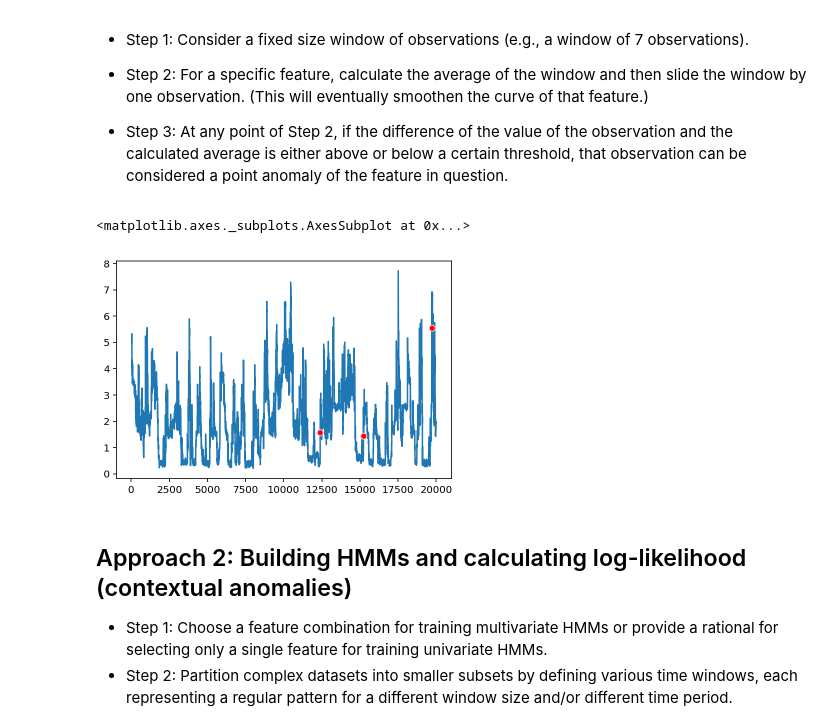
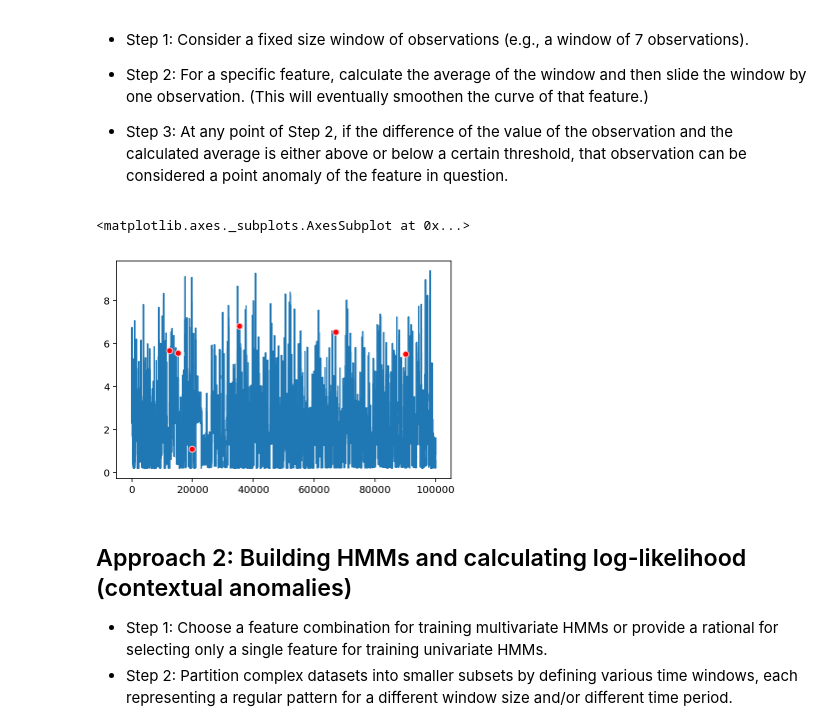
Before and after one commit to falhumai96/anomoly-detection, a Jupyter notebook: AnomalyDetection.ipynb, the cells around one changed output. Drawn from its saved outputs; the diff is of its cells as text; code cells hidden in the pictures.

```diff
--- a/AnomalyDetection.ipynb
+++ b/AnomalyDetection.ipynb
@@ -118,36 +118,38 @@ pd.set_option('display.float_format', lambda x: '%.3f' % x)
 # Step 1: Set window size
 part2data = data_sets["train"]
 feature_name = 'Global_active_power'
 start_row = 0
-end_row   = 20000
+end_row   = 100000
 window_size = 7
 threshold_max = 4
 threshold_min = -4
 
 # Step 2: Get moving average of feature
 
 feature = part2data[feature_name]
 feature = feature[start_row:end_row]
 #feature = feature.dropna()
 
 moving_average = feature.rolling(window_size, center=False).mean()
 
 # Step 3:
 
 difference = pd.DataFrame(feature - moving_average)
 
 over_max = difference[feature_name] > threshold_max
 under_min = difference[feature_name] < threshold_min
 
 outliers = difference[under_min | over_max]
 
-moving_average.plot(marker='o',
+feature.plot(marker='o',
                     markerfacecolor='red',
                     markeredgecolor='pink',
                     markevery=outliers.index.tolist())
+
+## TO:DO add subplot showing moving average line over this?
 # %% [output]
 <matplotlib.axes._subplots.AxesSubplot at 0x...>
-[figure, old version]
+[figure, new version]
 # %% [markdown]
 ## Approach 2: Building HMMs and calculating log-likelihood (contextual anomalies)
 
```
Also changed, not shown: parts of 11 cells of this notebook.
